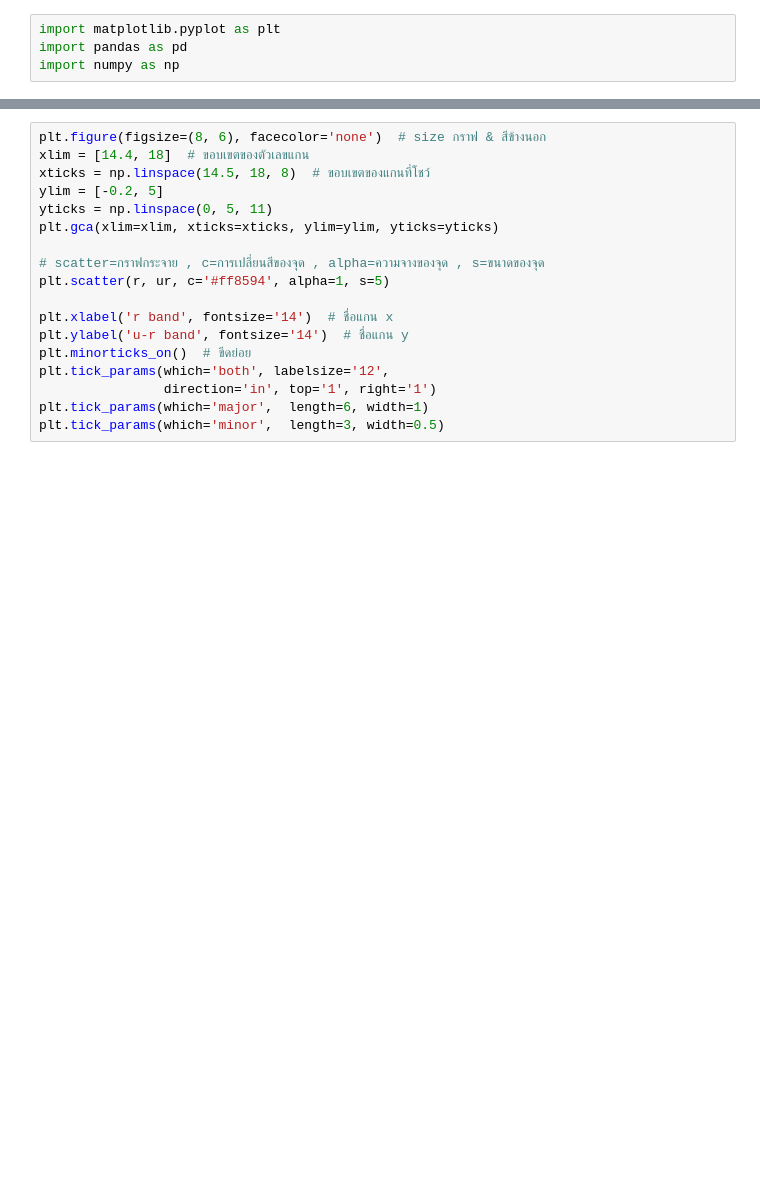
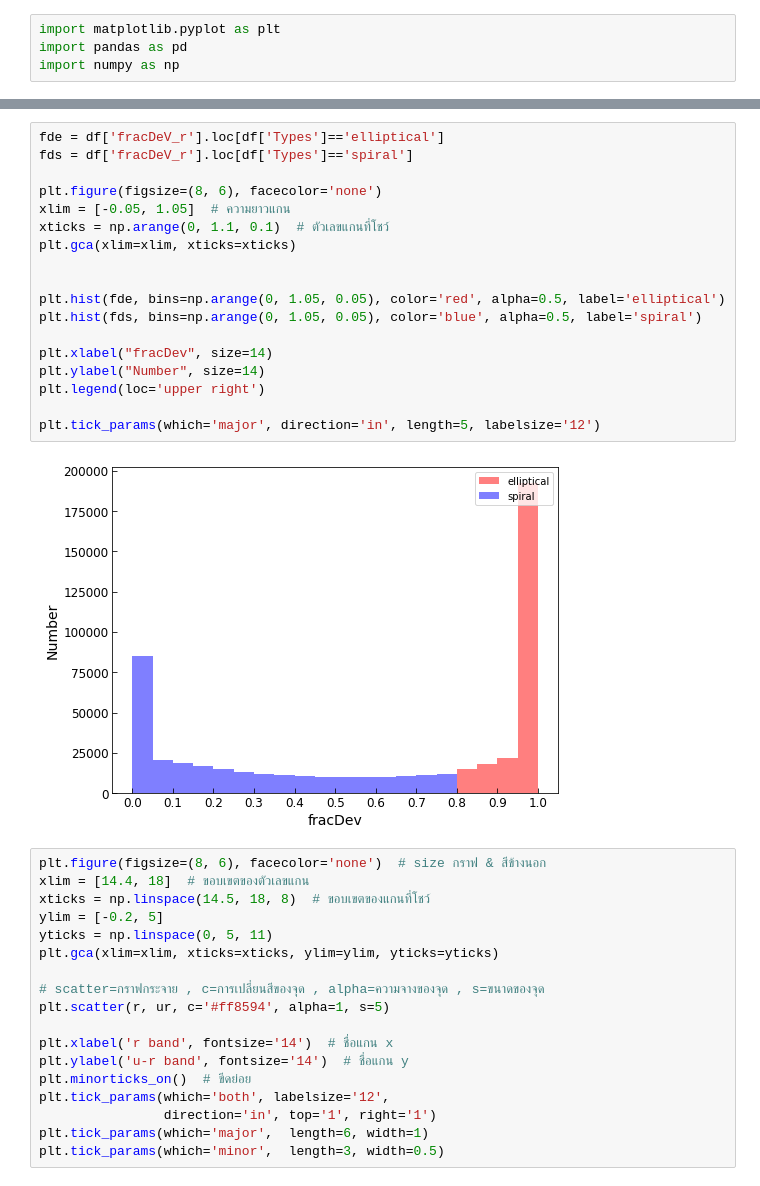
Before and after one commit to supakarn-t/Classify-Galaxy-by-SVM, a Jupyter notebook: Graph.ipynb, the cells around one changed output, grey strips where cells are left out. Cells and saved outputs as stored; diff of their text form; blank space fills up the shorter version.

```diff
--- a/Graph.ipynb
+++ b/Graph.ipynb
@@ -29,3 +64,23 @@ plt.scatter(Types, fd, c='#ff8594')
+# %%
+fde = df['fracDeV_r'].loc[df['Types']=='elliptical']
+fds = df['fracDeV_r'].loc[df['Types']=='spiral']
+
+plt.figure(figsize=(8, 6), facecolor='none')
+xlim = [-0.05, 1.05]  # ความยาวแกน
+xticks = np.arange(0, 1.1, 0.1)  # ตัวเลขแกนที่โชว์
+plt.gca(xlim=xlim, xticks=xticks)
+
+
+plt.hist(fde, bins=np.arange(0, 1.05, 0.05), color='red', alpha=0.5, label='elliptical')
+plt.hist(fds, bins=np.arange(0, 1.05, 0.05), color='blue', alpha=0.5, label='spiral')
+
+plt.xlabel("fracDev", size=14)
+plt.ylabel("Number", size=14)
+plt.legend(loc='upper right')
+
+plt.tick_params(which='major', direction='in', length=5, labelsize='12')
+# %% [output]
+[figure, added]
 # %%
 plt.figure(figsize=(8, 6), facecolor='none')  # size กราฟ & สีข้างนอก
 xlim = [14.4, 18]  # ขอบเขตของตัวเลขแกน
```
Also changed, not shown: parts of 11 cells of this notebook.
